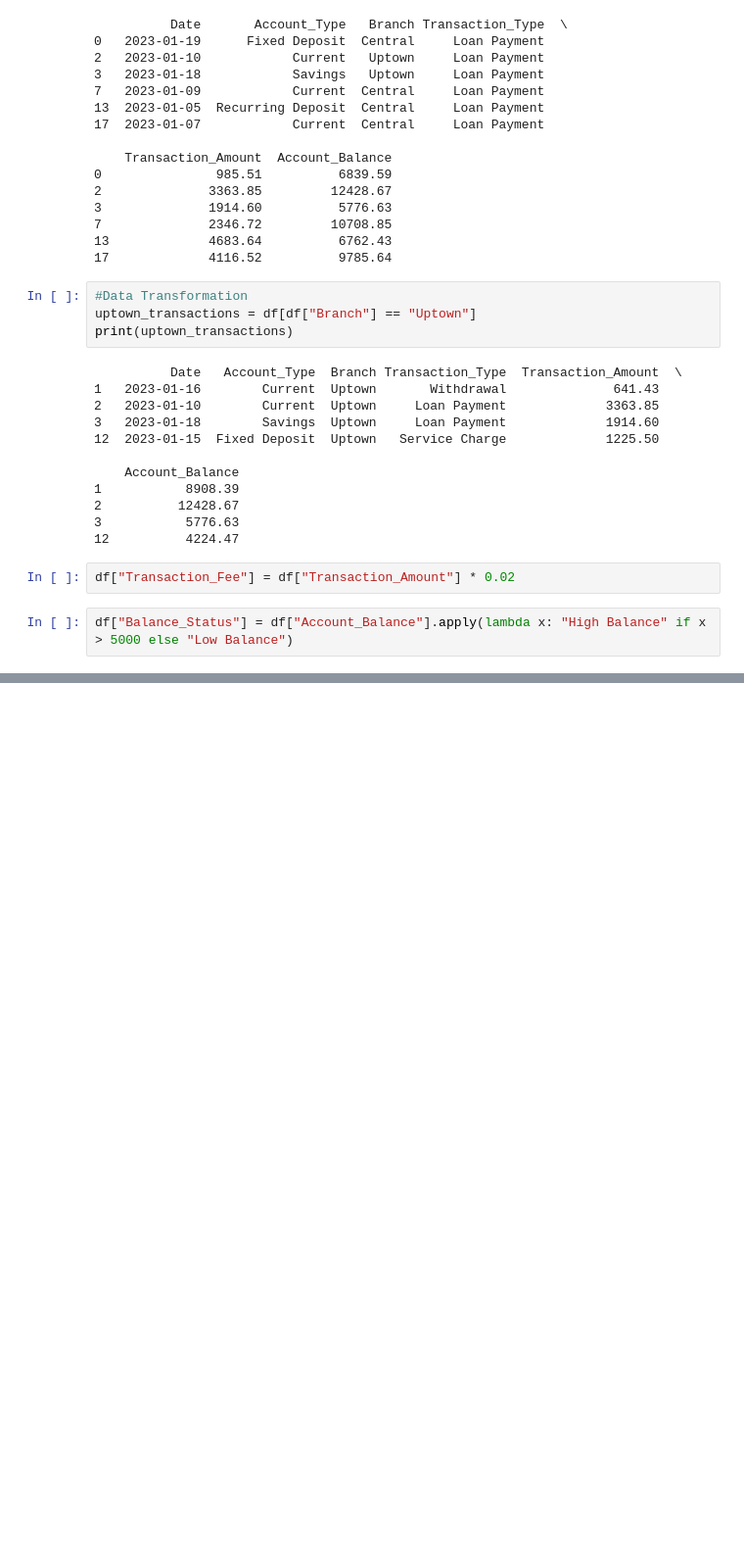
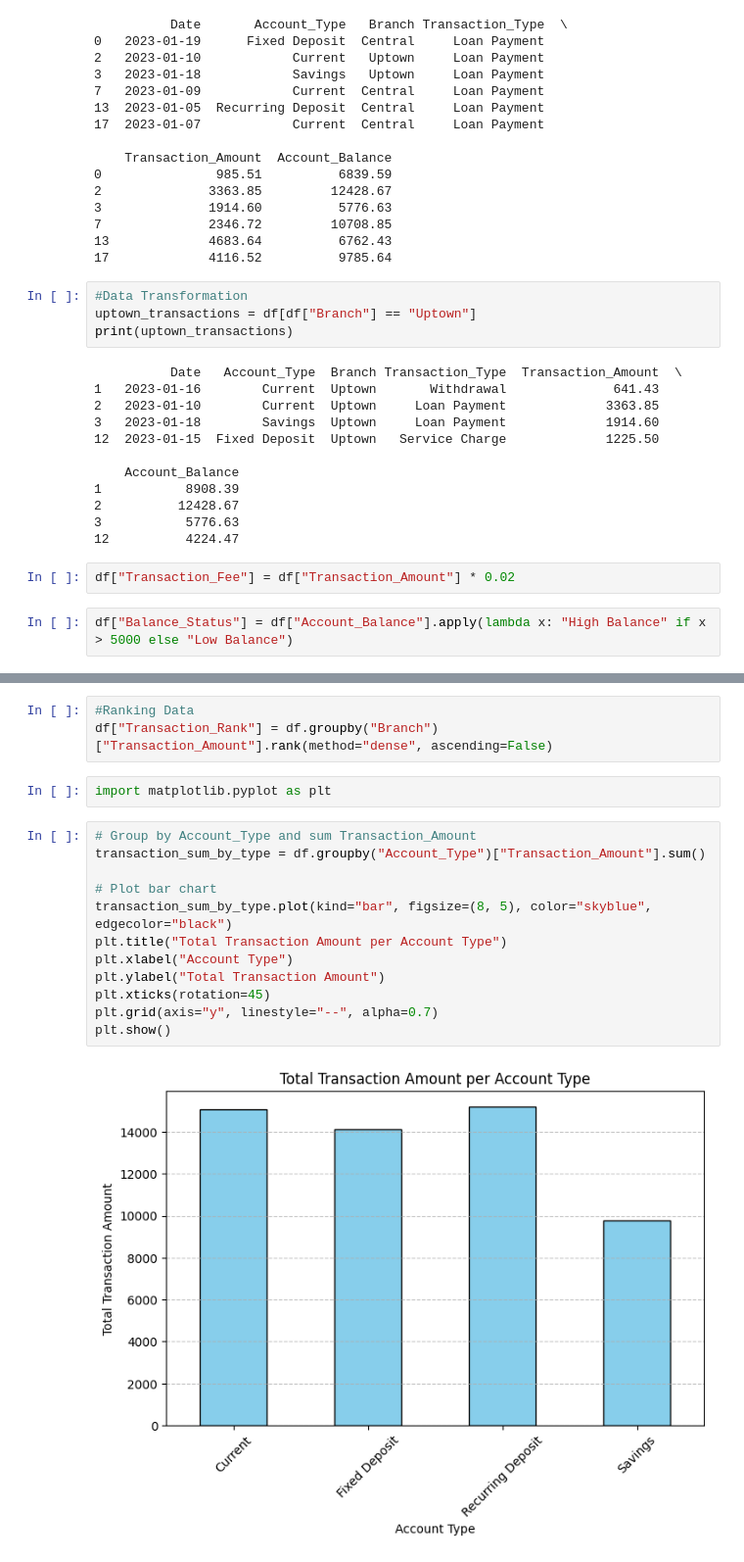
Before and after one commit to Charithareddy22/charithareddy, a Jupyter notebook: Aggregation_&_grouping.ipynb, the cells around one changed output, grey strips where cells are left out. Shown at 98% size. Saved outputs shown, nothing was run; the diff lists cells and outputs as text; blank space fills up the shorter version.

```diff
--- a/Aggregation_&_grouping.ipynb
+++ b/Aggregation_&_grouping.ipynb
@@ -151,0 +174,19 @@ df["Balance_Status"] = df["Account_Balance"].apply(lambda x: "High Balance" if x
+# %%
+#Ranking Data
+df["Transaction_Rank"] = df.groupby("Branch")["Transaction_Amount"].rank(method="dense", ascending=False)
+# %%
+import matplotlib.pyplot as plt
+# %%
+# Group by Account_Type and sum Transaction_Amount
+transaction_sum_by_type = df.groupby("Account_Type")["Transaction_Amount"].sum()
+
+# Plot bar chart
+transaction_sum_by_type.plot(kind="bar", figsize=(8, 5), color="skyblue", edgecolor="black")
+plt.title("Total Transaction Amount per Account Type")
+plt.xlabel("Account Type")
+plt.ylabel("Total Transaction Amount")
+plt.xticks(rotation=45)
+plt.grid(axis="y", linestyle="--", alpha=0.7)
+plt.show()
+# %% [output]
+[figure, added]
```
Also changed, not shown: parts of 2 cells of this notebook.
